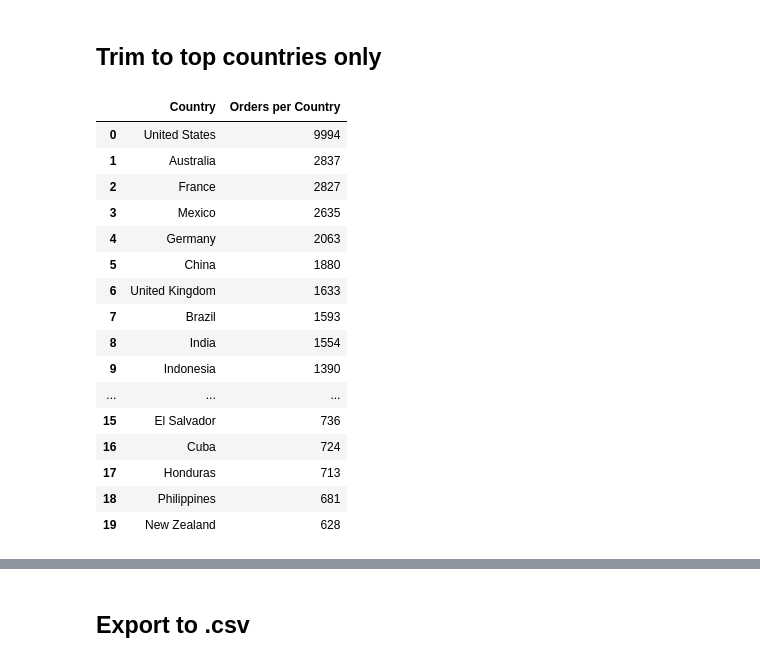
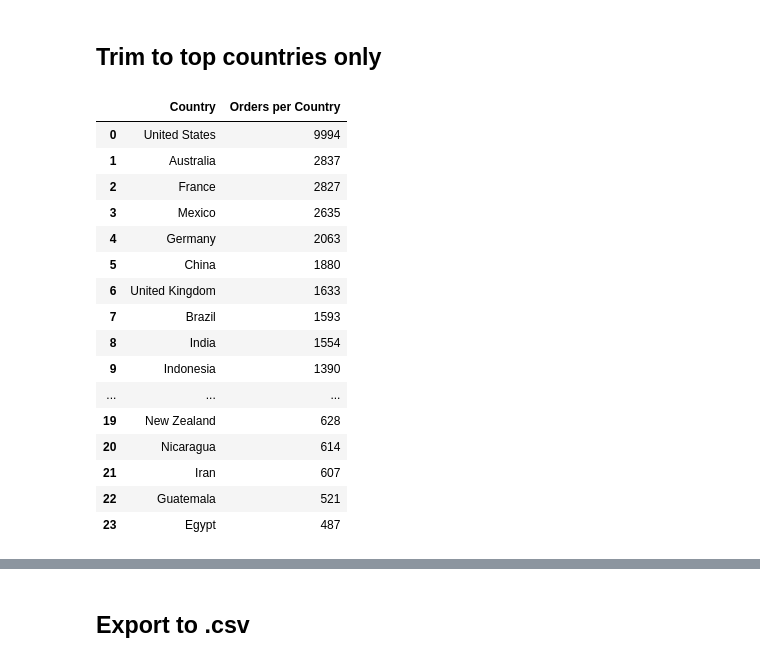
Before and after one commit to rachael-meinders/superstore, a Jupyter notebook: cleaning/cleaning_data.ipynb, the cells around one changed output, grey strips where cells are left out. Cells and saved outputs as stored; diff of their text form; code cells hidden in the pictures.

```diff
--- a/cleaning/cleaning_data.ipynb
+++ b/cleaning/cleaning_data.ipynb
@@ -7,7 +7,7 @@ import numpy as np
 ## Orders
 # %%
 # read in orders dataframe
-orders_df = pd.read_csv("original_datasets/global_superstore_orders_2016.csv")
+orders_df = pd.read_csv("../original_datasets/global_superstore_orders_2016.csv")
 orders_df
 # %% [output]
 |  | Row ID | Order ID | Order Date | Ship Date | Ship Mode | Customer ID | Customer Name | Segment | Postal Code | ... |
@@ -213,7 +213,3 @@ orders_df['Ship Date']
 51288   2013-02-21
 51289   2013-05-26
 Name: Ship Date, Length: 51290, dtype: datetime64[ns]
-# %%
-# create Days to Ship (ship date - order date)
-orders_df['Days to Ship'] = (orders_df['Ship Date'] - orders_df['Order Date']).dt.days
-orders_df['Days to Ship']
@@ -234,7 +217,7 @@ Name: Days to Ship, Length: 51290, dtype: int64
 ## Returns
 # %%
 # read in returns dataset
-returns_df = pd.read_csv("original_datasets/global_superstore_returns.csv")
+returns_df = pd.read_csv("../original_datasets/global_superstore_returns.csv")
 returns_df
 # %% [output]
 |  | Returned | Order ID | Region |
@@ -376,0 +359,4 @@ super_df.head()
+# %%
+# create Days to Ship (ship date - order date)
+super_df['Days to Ship'] = (super_df['Ship Date'] - super_df['Order Date']).dt.days
+super_df['Days to Ship']
@@ -379,26 +379,26 @@ super_df.head()
 # %%
 # create df with order count per country, descending
 ordercount_sorted = super_df[['Country','Order Date']].groupby(['Country']).count().sort_values(by='Order Date',ascending=False).reset_index()
 ordercount_sorted = ordercount_sorted.rename(columns={'Order Date':'Orders per Country'})
-ordercount_sorted.head(20)
+ordercount_sorted.head(24)
 # %% [output]
 |  | Country | Orders per Country |
 | 0 | United States | 9994 |
 | 1 | Australia | 2837 |
 | 2 | France | 2827 |
 | 3 | Mexico | 2635 |
 | 4 | Germany | 2063 |
 | 5 | China | 1880 |
 | 6 | United Kingdom | 1633 |
 | 7 | Brazil | 1593 |
 | 8 | India | 1554 |
 | 9 | Indonesia | 1390 |
 | ... | ... | ... |
-| 15 | El Salvador | 736 |
-| 16 | Cuba | 724 |
-| 17 | Honduras | 713 |
-| 18 | Philippines | 681 |
 | 19 | New Zealand | 628 |
+| 20 | Nicaragua | 614 |
+| 21 | Iran | 607 |
+| 22 | Guatemala | 521 |
+| 23 | Egypt | 487 |
 # %%
 # merge super_df with ordercount_sorted - gets order count/country in combined df
 super_topcountries = pd.merge(super_df, ordercount_sorted, on='Country', how='left')
```
Also changed, not shown: parts of 7 cells of this notebook, 2 other files.
